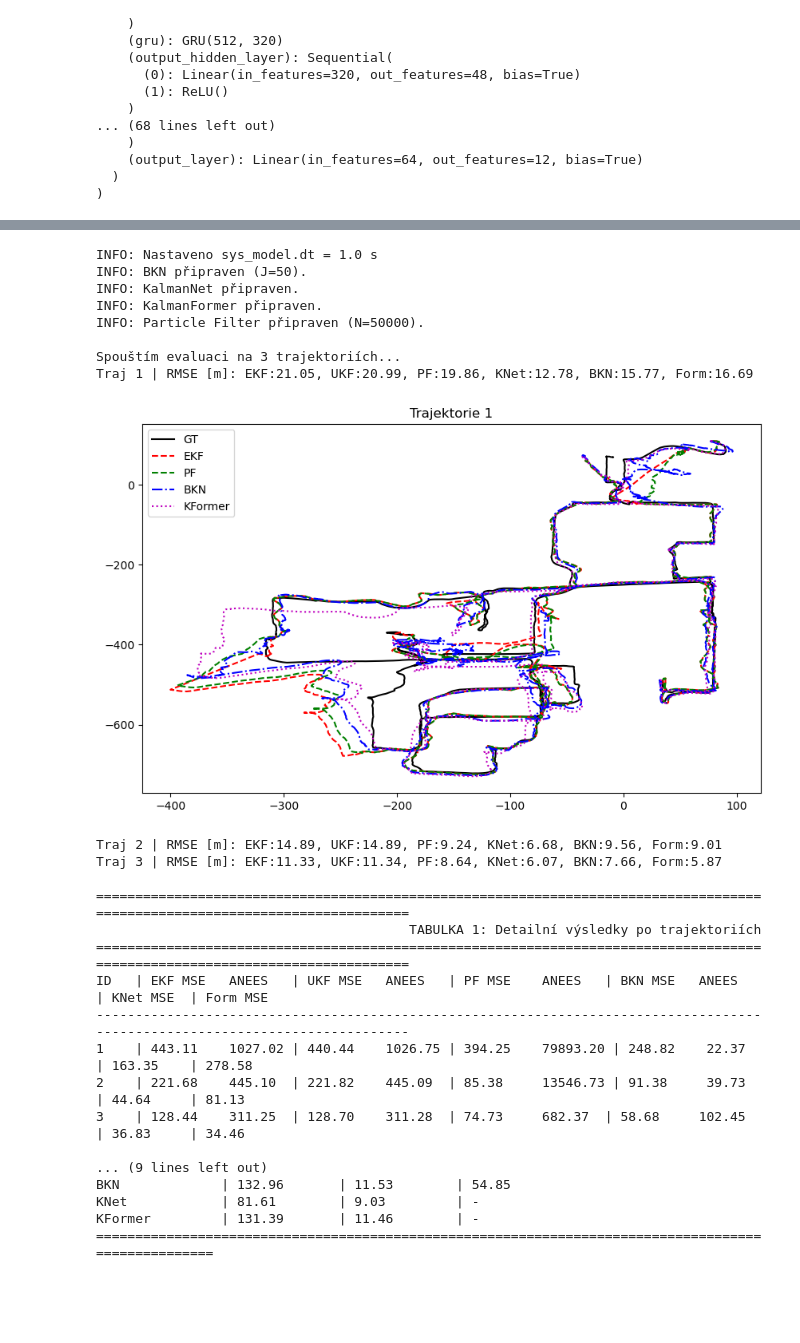
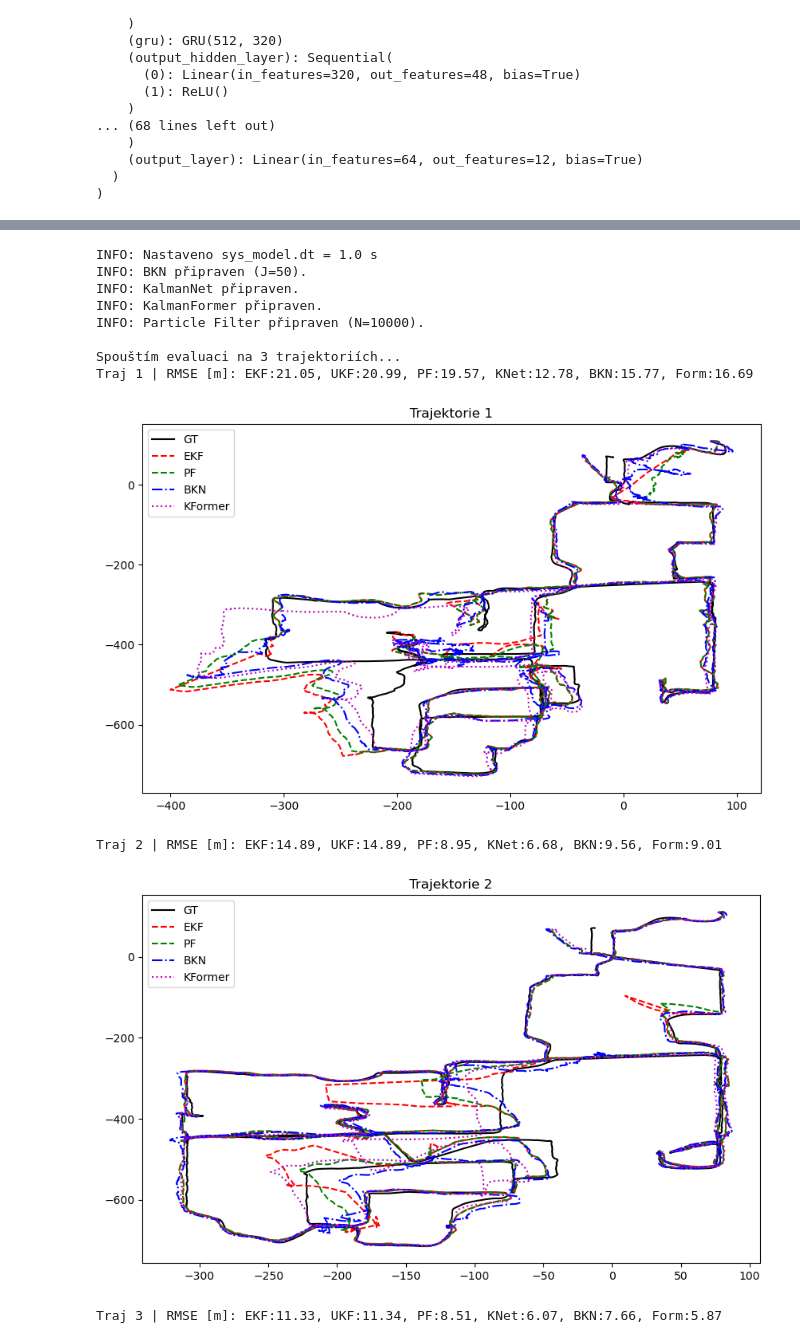
Before and after one commit to Lukas-Kozel/KalmanNet-for-state-estimation, a Jupyter notebook: navigation NCLT dataset/full_comparison_complex_navigation_sensor_fusion.ipynb, the cells around one changed output, grey strips where cells are left out. Cells and saved outputs as stored; diff of their text form; code cells hidden in the pictures; blank space fills up the shorter version.

```diff
--- a/navigation NCLT dataset/full_comparison_complex_navigation_sensor_fusion.ipynb
+++ b/navigation NCLT dataset/full_comparison_complex_navigation_sensor_fusion.ipynb
@@ -411,7 +414,7 @@ import sys
 # ==============================================================================
 DT_SEC = 1.0
 J_SAMPLES = 50  # Počet vzorků pro BKN (MC Dropout)
-NUM_PARTICLES = 50000 # Počet částic pro PF
+NUM_PARTICLES = 10000 # Počet částic pro PF
 
 if hasattr(sys_model, 'dt'):
     sys_model.dt = DT_SEC
@@ -639,18 +642,16 @@ for i, traj in enumerate(test_data_raw):
     # --------------------------------------------------------------------------
     print(f"Traj {i+1} | RMSE [m]: EKF:{np.sqrt(mse_ekf):.2f}, UKF:{np.sqrt(mse_ukf):.2f}, PF:{np.sqrt(mse_pf):.2f}, KNet:{np.sqrt(mse_knet):.2f}, BKN:{np.sqrt(mse_bkn):.2f}, Form:{np.sqrt(mse_form):.2f}")
 
-    # (Volitelně) Zobrazit graf jen pro první trajektorii nebo náhodně
-    if i == 0:
-        fig, ax = plt.subplots(figsize=(10, 6))
-        gt = x_true.cpu().numpy()
-        ax.plot(gt[:,0], gt[:,1], 'k-', label='GT')
-        if x_ekf is not None: ax.plot(x_ekf.cpu().numpy()[:,0], x_ekf.cpu().numpy()[:,1], 'r--', label='EKF')
-        if x_pf is not None: ax.plot(x_pf.cpu().numpy()[:,0], x_pf.cpu().numpy()[:,1], 'g--', label='PF')
-        if x_bkn_mean is not None: ax.plot(x_bkn_mean.cpu().numpy()[:,0], x_bkn_mean.cpu().numpy()[:,1], 'b-.', label='BKN')
-        if x_former is not None: ax.plot(x_former.cpu().numpy()[:,0], x_former.cpu().numpy()[:,1], 'm:', label='KFormer')
-        ax.legend()
-        ax.set_title(f"Trajektorie {i+1}")
-        plt.show()
+    fig, ax = plt.subplots(figsize=(10, 6))
+    gt = x_true.cpu().numpy()
+    ax.plot(gt[:,0], gt[:,1], 'k-', label='GT')
+    if x_ekf is not None: ax.plot(x_ekf.cpu().numpy()[:,0], x_ekf.cpu().numpy()[:,1], 'r--', label='EKF')
+    if x_pf is not None: ax.plot(x_pf.cpu().numpy()[:,0], x_pf.cpu().numpy()[:,1], 'g--', label='PF')
+    if x_bkn_mean is not None: ax.plot(x_bkn_mean.cpu().numpy()[:,0], x_bkn_mean.cpu().numpy()[:,1], 'b-.', label='BKN')
+    if x_former is not None: ax.plot(x_former.cpu().numpy()[:,0], x_former.cpu().numpy()[:,1], 'm:', label='KFormer')
+    ax.legend()
+    ax.set_title(f"Trajektorie {i+1}")
+    plt.show()
 
 # ==============================================================================
 # 2. FINÁLNÍ TABULKY
@@ -680,50 +681,36 @@ for i in range(n_traj):
     print(row_str)
 
 # --- TABULKA 2: PRŮMĚRNÉ VÝSLEDKY ---
 print("\n" + "="*100)
 print(f"{'TABULKA 2: Souhrnné průměrné výsledky (Mean across trajectories)':^100}")
 print("="*100)
 print(f"{'Metoda':<15} | {'MSE (avg)':<12} | {'RMSE (avg)':<12} | {'ANEES (avg)':<12}")
 print("-" * 100)
 
 for model_name in ['GPS', 'EKF', 'UKF', 'PF', 'BKN', 'KNet', 'KFormer']:
     mse_list = metrics_storage[model_name]['MSE']
     anees_list = metrics_storage[model_name]['ANEES']
 
     # Výpočet průměrů (ignorování NaN)
     mean_mse = np.nanmean(mse_list)
     mean_rmse = np.sqrt(mean_mse) # RMSE počítáme jako odmocninu průměrného MSE
     mean_anees = np.nanmean(anees_list)
 
     anees_str = f"{mean_anees:.2f}" if not np.isnan(mean_anees) else "-"
 
     print(f"{model_name:<15} | {mean_mse:<12.2f} | {mean_rmse:<12.2f} | {anees_str:<12}")
 
 print("="*100)
 # %% [output]
 INFO: Nastaveno sys_model.dt = 1.0 s
 INFO: BKN připraven (J=50).
 INFO: KalmanNet připraven.
 INFO: KalmanFormer připraven.
-INFO: Particle Filter připraven (N=50000).
+INFO: Particle Filter připraven (N=10000).
 
 Spouštím evaluaci na 3 trajektoriích...
-Traj 1 | RMSE [m]: EKF:21.05, UKF:20.99, PF:19.86, KNet:12.78, BKN:15.77, Form:16.69
+Traj 1 | RMSE [m]: EKF:21.05, UKF:20.99, PF:19.57, KNet:12.78, BKN:15.77, Form:16.69
-[figure, old version]
+[figure, new version]
-Traj 2 | RMSE [m]: EKF:14.89, UKF:14.89, PF:9.24, KNet:6.68, BKN:9.56, Form:9.01
-Traj 3 | RMSE [m]: EKF:11.33, UKF:11.34, PF:8.64, KNet:6.07, BKN:7.66, Form:5.87
-
-=============================================================================================================================
-                                        TABULKA 1: Detailní výsledky po trajektoriích
-=============================================================================================================================
-ID   | EKF MSE   ANEES   | UKF MSE   ANEES   | PF MSE    ANEES   | BKN MSE   ANEES   | KNet MSE  | Form MSE
------------------------------------------------------------------------------------------------------------------------------
-1    | 443.11    1027.02 | 440.44    1026.75 | 394.25    79893.20 | 248.82    22.37   | 163.35    | 278.58
-2    | 221.68    445.10  | 221.82    445.09  | 85.38     13546.73 | 91.38     39.73   | 44.64     | 81.13
-3    | 128.44    311.25  | 128.70    311.28  | 74.73     682.37  | 58.68     102.45  | 36.83     | 34.46
-
-... (9 lines left out)
-BKN             | 132.96       | 11.53        | 54.85
-KNet            | 81.61        | 9.03         | -
-KFormer         | 131.39       | 11.46        | -
-====================================================================================================
+Traj 2 | RMSE [m]: EKF:14.89, UKF:14.89, PF:8.95, KNet:6.68, BKN:9.56, Form:9.01
+[figure, added]
+Traj 3 | RMSE [m]: EKF:11.33, UKF:11.34, PF:8.51, KNet:6.07, BKN:7.66, Form:5.87
```
Also changed, not shown: parts of 5 cells of this notebook, 10 other files.
